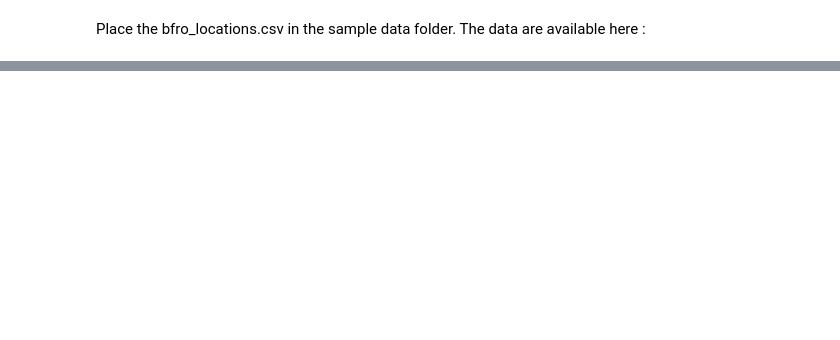
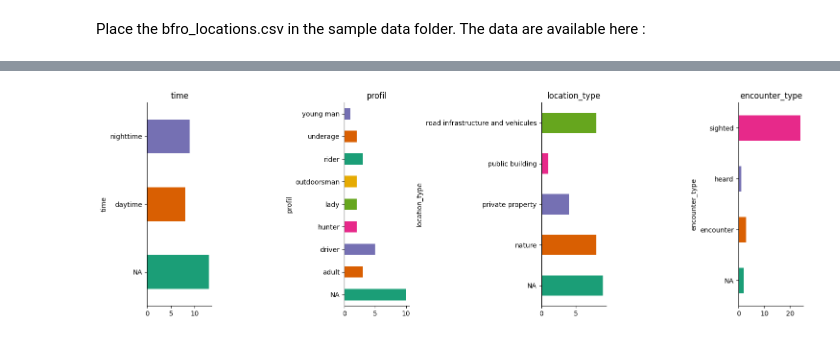
Before and after one commit to Gjeffroy/labelling_data_with_llm, a Jupyter notebook: label_data_with_LLM.ipynb, the cells around one changed output, grey strips where cells are left out. Cells and saved outputs as stored; diff of their text form; code cells hidden in the pictures; blank space fills up the shorter version.

```diff
--- a/label_data_with_LLM.ipynb
+++ b/label_data_with_LLM.ipynb
@@ -157,0 +295,2 @@ df_results
+# %%
+chat = ChatOpenAI(temperature=0.0)
@@ -157,0 +364,41 @@ df_results
+# %%
+def replace_values_with_dict(df, column, replacements_dict):
+    """
+    Replace values in a DataFrame column based on a dictionary.
+
+    Parameters:
+        df (DataFrame): The pandas DataFrame.
+        column (str): The name of the column in which values are to be replaced.
+        replacements_dict (dict): A dictionary where keys are the replacement values
+                                  and values are lists of values to be replaced.
+
+    Returns:
+        DataFrame: The DataFrame with replaced values.
+    """
+    # Flatten the dictionary to create a reverse mapping
+    reverse_mapping = {item: key for key, values in replacements_dict.items() for item in values}
+
+    # Replace the values in the specified column based on the reverse mapping
+    df[column] = df[column].replace(reverse_mapping)
+
+    return df
+
+df_results_relabeled_by_IA = df_results.copy()
+for column in categories__by_column:
+  output_dict = new_label_dict[column]
+  df_results_relabeled_by_IA = replace_values_with_dict(df_results_relabeled_by_IA, column, output_dict)
+# %%
+from matplotlib import pyplot as plt
+import seaborn as sns
+
+fig, axes = plt.subplots(1, df_results.shape[1], figsize=(15, 5))
+for i, col in enumerate(df_results_relabeled_by_IA.columns):
+
+  df_results_relabeled_by_IA.groupby(col).size().plot(kind='barh', color=sns.palettes.mpl_palette('Dark2'), ax=axes[i])
+  axes[i].spines[['top', 'right']].set_visible(False)
+  axes[i].set_title(col)
+
+plt.tight_layout()
+plt.show()
+# %% [output]
+[figure, added]
```
Also changed, not shown: parts of 36 cells of this notebook.
